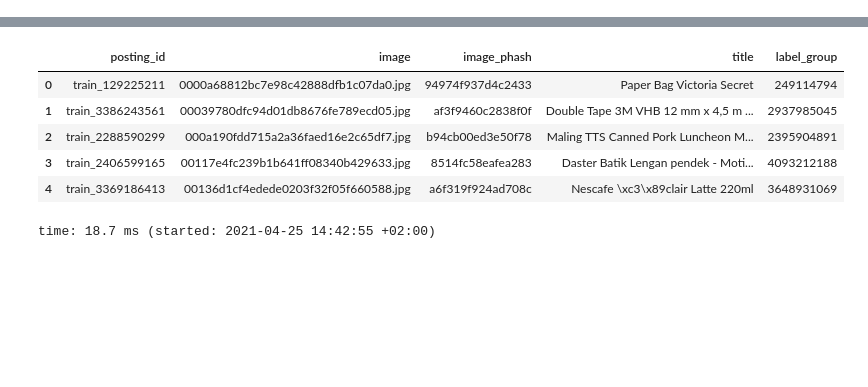
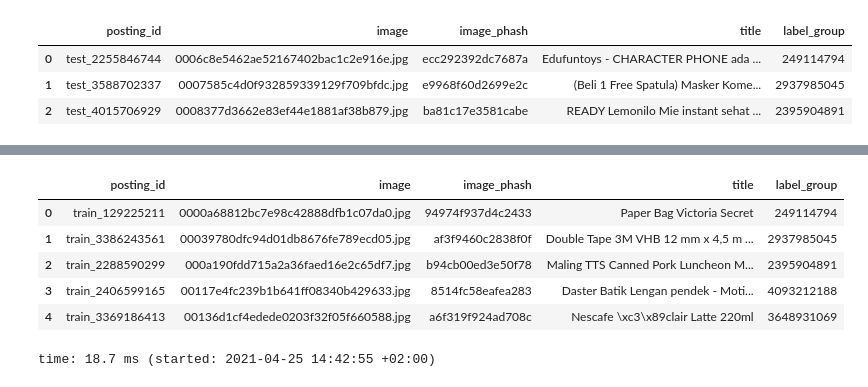
Before and after one commit to migasar/kaggle-wagon552-shopee, a Jupyter notebook: notebooks/AnneC_data_study.ipynb, the cells around one changed output, grey strips where cells are left out. Saved outputs shown, nothing was run; the diff lists cells and outputs as text; code cells hidden in the pictures; blank space fills up the shorter version.

```diff
--- a/notebooks/AnneC_data_study.ipynb
+++ b/notebooks/AnneC_data_study.ipynb
@@ -41,0 +30,4 @@ time: 8.71 ms (started: 2021-04-25 19:22:57 +02:00)
+# %%
+train_df = pd.read_csv('../raw_data/train.csv')
+test_df = pd.read_csv('../raw_data/test.csv')
+ss_df = pd.read_csv('../raw_data/sample_submission.csv', index_col = 0)
@@ -41,0 +46,7 @@ time: 8.71 ms (started: 2021-04-25 19:22:57 +02:00)
+# %%
+test_df.head()
+# %% [output]
+|  | posting_id | image | image_phash | title | label_group |
+| 0 | test_2255846744 | 0006c8e5462ae52167402bac1c2e916e.jpg | ecc292392dc7687a | Edufuntoys - CHARACTER PHONE ada ... | 249114794 |
+| 1 | test_3588702337 | 0007585c4d0f932859339129f709bfdc.jpg | e9968f60d2699e2c | (Beli 1 Free Spatula) Masker Kome... | 2937985045 |
+| 2 | test_4015706929 | 0008377d3662e83ef44e1881af38b879.jpg | ba81c17e3581cabe | READY Lemonilo Mie instant sehat ... | 2395904891 |
```
Also changed, not shown: parts of 51 cells of this notebook.
